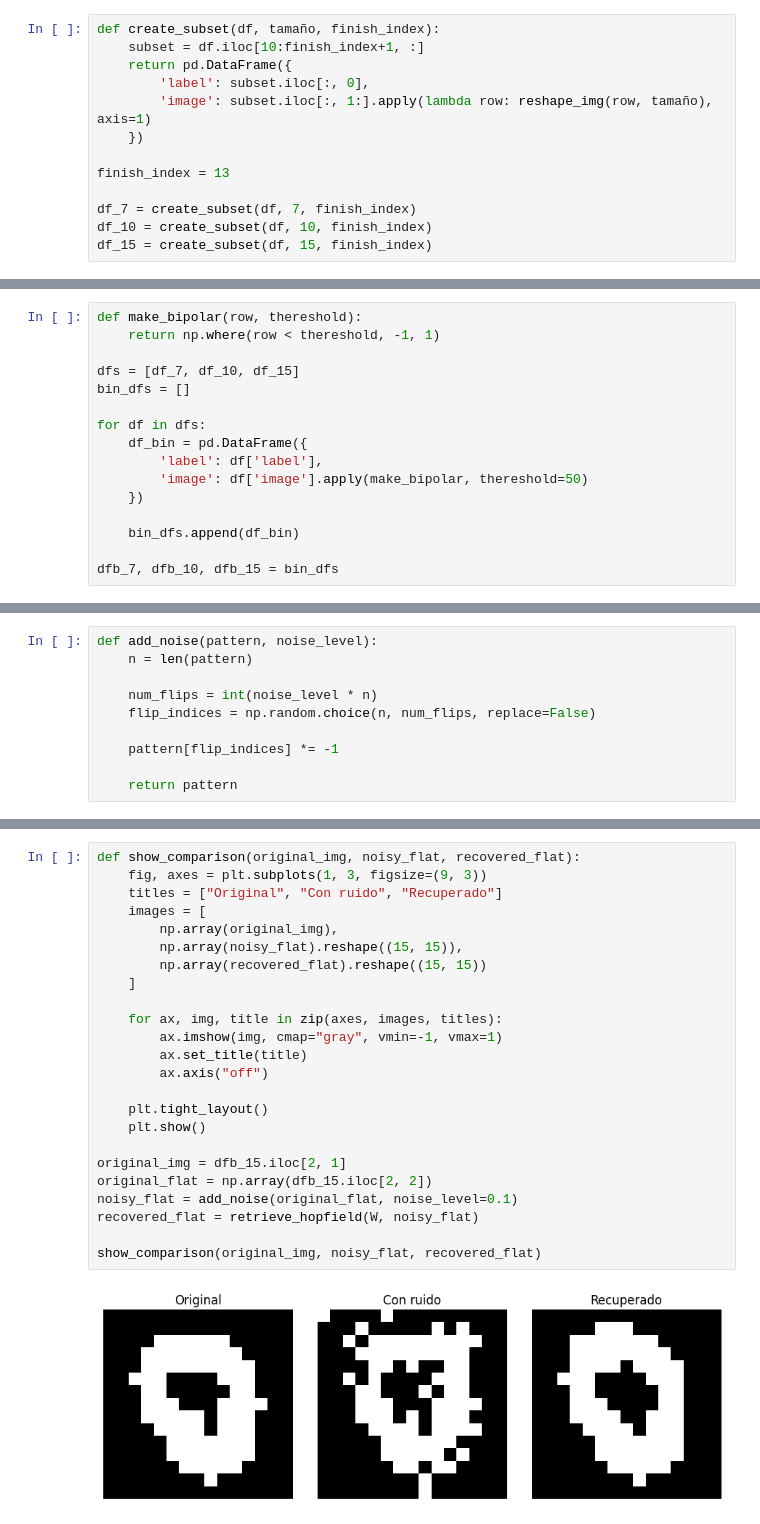
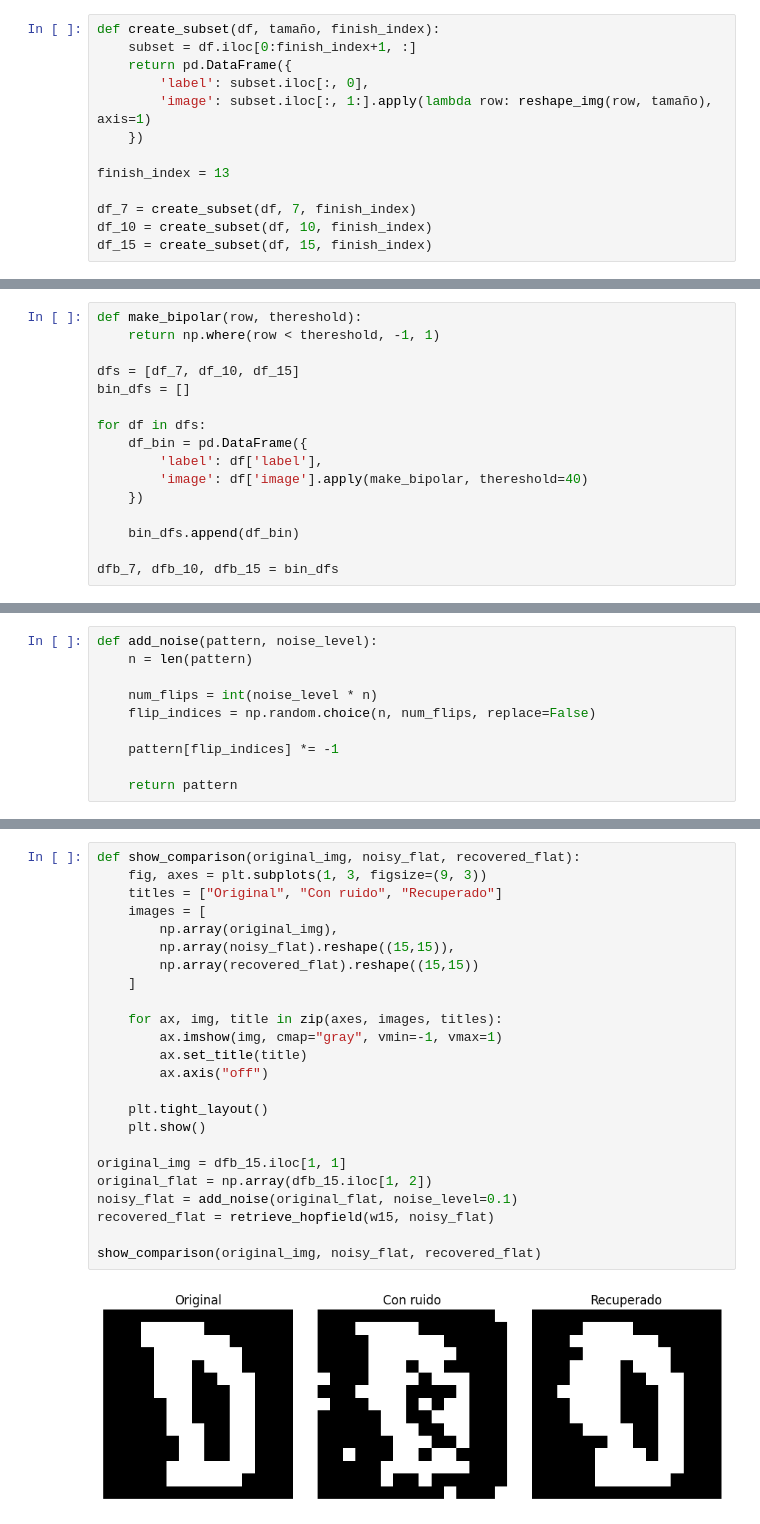
Before and after one commit to porto-o/Char-Recognition, a Jupyter notebook: Char_recognition.ipynb, the cells around one changed output, grey strips where cells are left out. Cells and saved outputs as stored; diff of their text form.

```diff
--- a/Char_recognition.ipynb
+++ b/Char_recognition.ipynb
@@ -41,6 +43,6 @@ def reshape_img(row, dim):
 # %%
 def create_subset(df, tamaño, finish_index):
-    subset = df.iloc[10:finish_index+1, :]
+    subset = df.iloc[0:finish_index+1, :]
     return pd.DataFrame({
         'label': subset.iloc[:, 0],
         'image': subset.iloc[:, 1:].apply(lambda row: reshape_img(row, tamaño), axis=1)
@@ -85,7 +87,7 @@ bin_dfs = []
 for df in dfs:
     df_bin = pd.DataFrame({
         'label': df['label'],
-        'image': df['image'].apply(make_bipolar, thereshold=50)
+        'image': df['image'].apply(make_bipolar, thereshold=40)
     })
 
     bin_dfs.append(df_bin)
@@ -171,26 +201,26 @@ def add_noise(pattern, noise_level):
 # %%
 def show_comparison(original_img, noisy_flat, recovered_flat):
     fig, axes = plt.subplots(1, 3, figsize=(9, 3))
     titles = ["Original", "Con ruido", "Recuperado"]
     images = [
         np.array(original_img),
-        np.array(noisy_flat).reshape((15, 15)),
-        np.array(recovered_flat).reshape((15, 15))
+        np.array(noisy_flat).reshape((15,15)),
+        np.array(recovered_flat).reshape((15,15))
     ]
 
     for ax, img, title in zip(axes, images, titles):
         ax.imshow(img, cmap="gray", vmin=-1, vmax=1)
         ax.set_title(title)
         ax.axis("off")
 
     plt.tight_layout()
     plt.show()
 
-original_img = dfb_15.iloc[2, 1]
-original_flat = np.array(dfb_15.iloc[2, 2])
+original_img = dfb_15.iloc[1, 1]
+original_flat = np.array(dfb_15.iloc[1, 2])
 noisy_flat = add_noise(original_flat, noise_level=0.1)
-recovered_flat = retrieve_hopfield(W, noisy_flat)
+recovered_flat = retrieve_hopfield(w15, noisy_flat)
 
 show_comparison(original_img, noisy_flat, recovered_flat)
 # %% [output]
-[figure, old version]
+[figure, new version]
```
Also changed, not shown: parts of 9 cells of this notebook.
